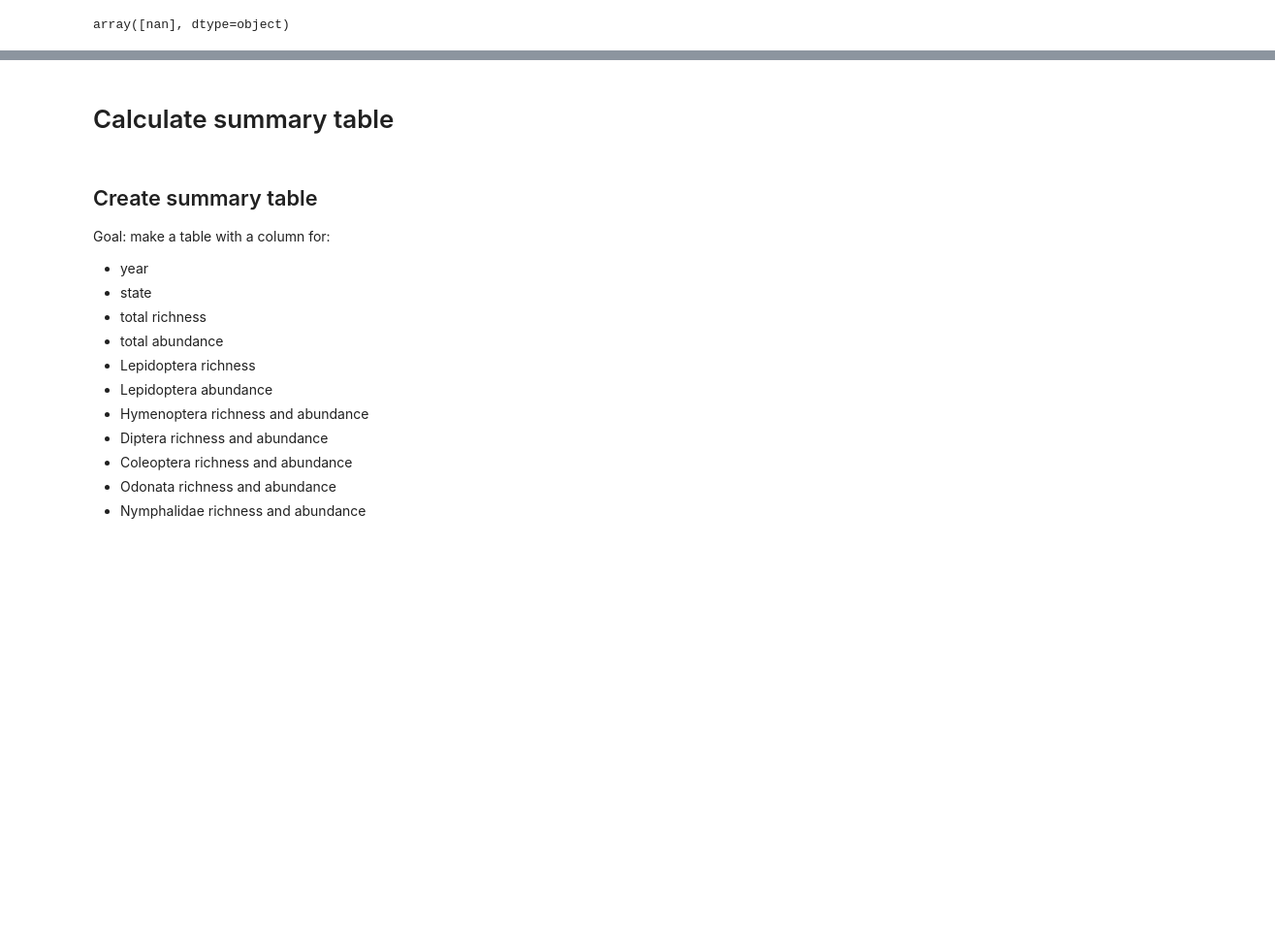
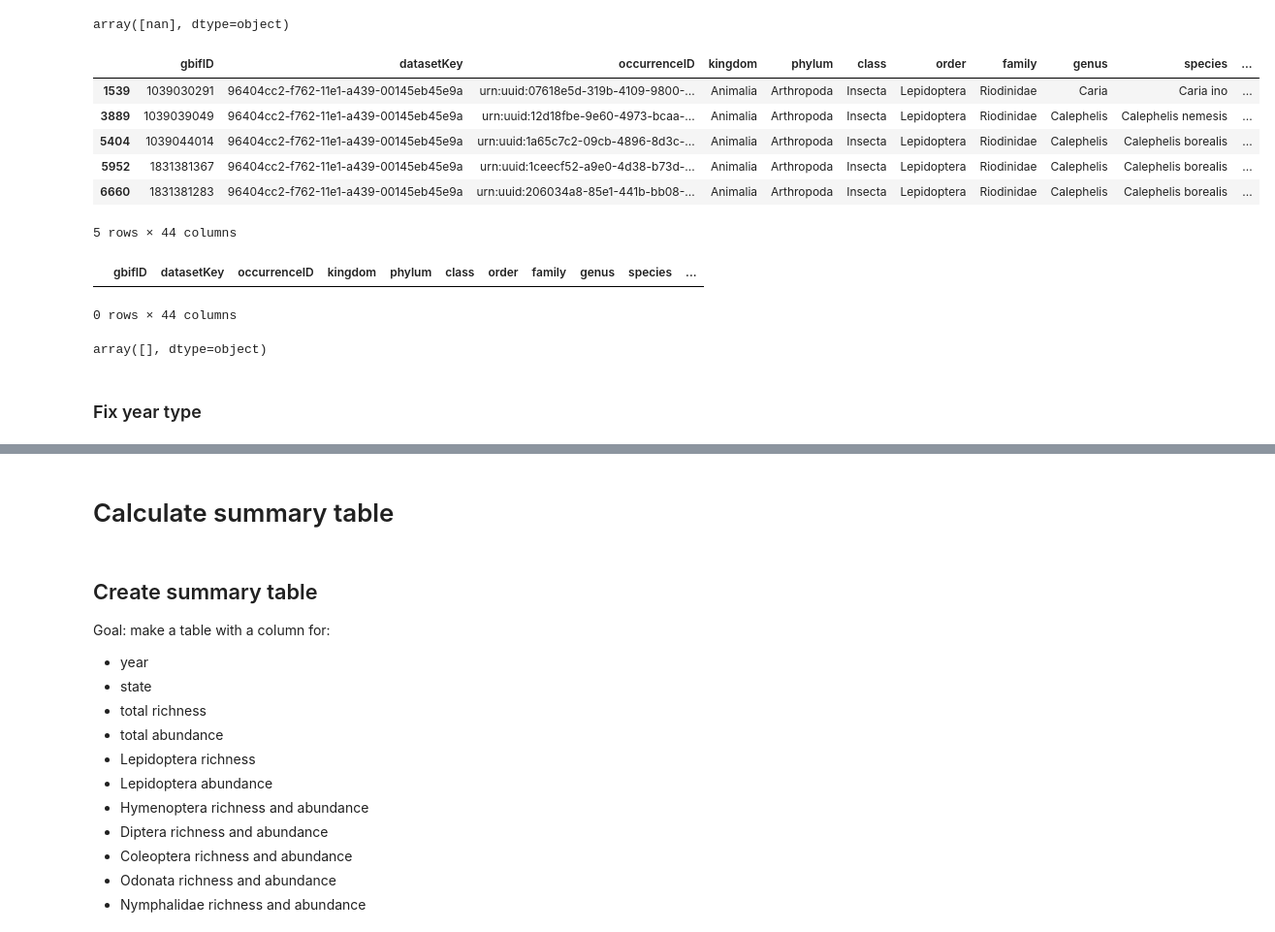
Before and after one commit to envirodatascience/final-project-insect-team, a Jupyter notebook: ENV617_group_project_ypm_ent_data.ipynb, the cells around one changed output, grey strips where cells are left out. Shown at 97% size. Saved outputs shown, nothing was run; the diff lists cells and outputs as text; code cells hidden in the pictures; blank space fills up the shorter version.

```diff
--- a/ENV617_group_project_ypm_ent_data.ipynb
+++ b/ENV617_group_project_ypm_ent_data.ipynb
@@ -504,3 +534,31 @@ df_ent_us_recent[df_ent_us_recent.isin(['Caria', 'Calephelis', 'Brachybothrium']
 # nope
 # %% [output]
 array([nan], dtype=object)
+# %%
+# apply correction the same as above
+df_ent_us_recent.loc[df_ent_us_recent.genus.isin(['Caria', 'Calephelis']), ['phylum', 'class', 'order', 'family']] = 'Arthropoda', 'Insecta', 'Lepidoptera', 'Riodinidae'
+
+df_ent_us_recent[df_ent_us_recent.genus.isin(['Caria', 'Calephelis'])].head() # check
+# %% [output]
+|  | gbifID | datasetKey | occurrenceID | kingdom | phylum | class | order | family | genus | species | ... |
+| 1539 | 1039030291 | 96404cc2-f762-11e1-a439-00145eb45e9a | urn:uuid:07618e5d-319b-4109-9800-... | Animalia | Arthropoda | Insecta | Lepidoptera | Riodinidae | Caria | Caria ino | ... |
+| 3889 | 1039039049 | 96404cc2-f762-11e1-a439-00145eb45e9a | urn:uuid:12d18fbe-9e60-4973-bcaa-... | Animalia | Arthropoda | Insecta | Lepidoptera | Riodinidae | Calephelis | Calephelis nemesis | ... |
+| 5404 | 1039044014 | 96404cc2-f762-11e1-a439-00145eb45e9a | urn:uuid:1a65c7c2-09cb-4896-8d3c-... | Animalia | Arthropoda | Insecta | Lepidoptera | Riodinidae | Calephelis | Calephelis borealis | ... |
+| 5952 | 1831381367 | 96404cc2-f762-11e1-a439-00145eb45e9a | urn:uuid:1ceecf52-a9e0-4d38-b73d-... | Animalia | Arthropoda | Insecta | Lepidoptera | Riodinidae | Calephelis | Calephelis borealis | ... |
+| 6660 | 1831381283 | 96404cc2-f762-11e1-a439-00145eb45e9a | urn:uuid:206034a8-85e1-441b-bb08-... | Animalia | Arthropoda | Insecta | Lepidoptera | Riodinidae | Calephelis | Calephelis borealis | ... |
+5 rows × 44 columns
+# %%
+# remove record with Brachybothrium
+df_ent_us_recent = df_ent_us_recent[df_ent_us_recent.genus != 'Brachybothrium']
+
+df_ent_us_recent[df_ent_us_recent.genus == 'Brachybothrium']
+# %% [output]
+|  | gbifID | datasetKey | occurrenceID | kingdom | phylum | class | order | family | genus | species | ... |
+0 rows × 44 columns
+# %%
+# check that fixing genera also fixed species
+df_ent_us_recent[df_ent_us_recent.phylum.isnull()].species.unique() # looks good
+# %% [output]
+array([], dtype=object)
+# %% [markdown]
+### Fix year type
```
Also changed, not shown: parts of 15 cells of this notebook.
